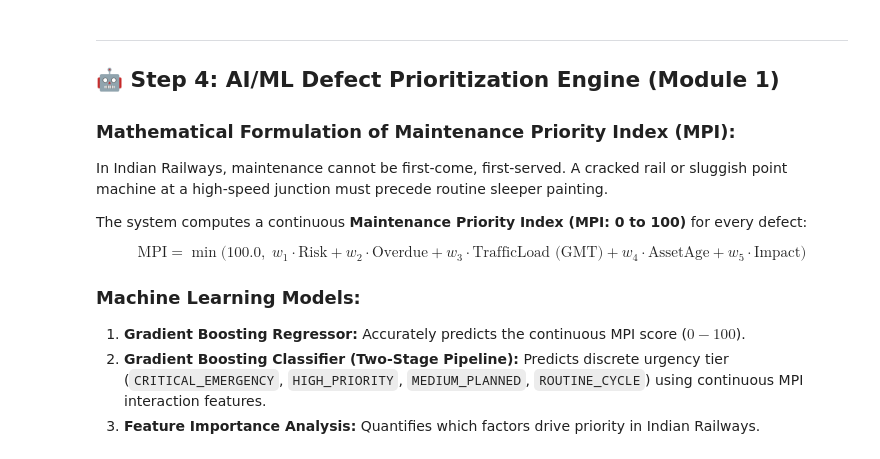
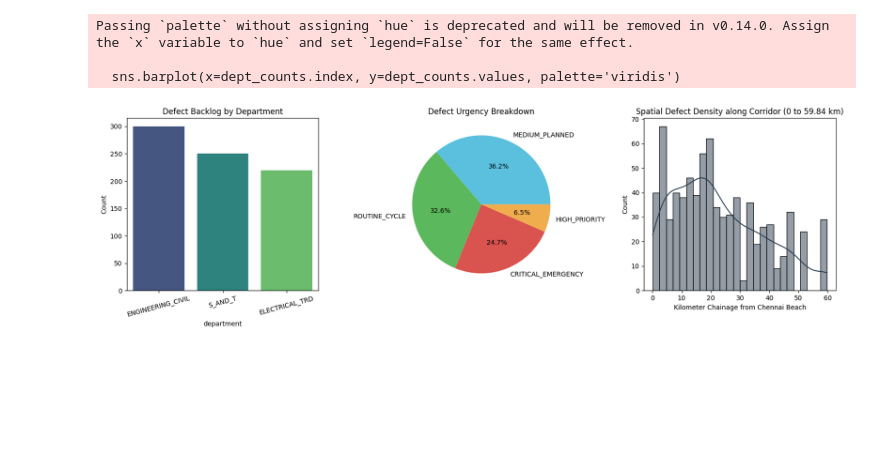
Before and after one commit to ashilohfaith-debug/Block-Train, a Jupyter notebook: model_implementation/notebooks/AI_Automatic_Block_Planner.ipynb, the cells around one changed output. Cells and saved outputs as stored; diff of their text form; code cells hidden in the pictures; blank space fills up the shorter version.

```diff
--- a/model_implementation/notebooks/AI_Automatic_Block_Planner.ipynb
+++ b/model_implementation/notebooks/AI_Automatic_Block_Planner.ipynb
@@ -172,16 +74,30 @@ plt.show()
-# %% [markdown]
----
-## 🤖 Step 4: AI/ML Defect Prioritization Engine (Module 1)
-
-### Mathematical Formulation of Maintenance Priority Index (MPI):
-In Indian Railways, maintenance cannot be first-come, first-served. A cracked rail or sluggish point machine at a high-speed junction must precede routine sleeper painting.
-
-The system computes a continuous **Maintenance Priority Index (MPI: 0 to 100)** for every defect:
-
-$$\text{MPI} = \min\Big(100.0, \; w_1 \cdot \text{Risk} + w_2 \cdot \text{Overdue} + w_3 \cdot \text{TrafficLoad (GMT)} + w_4 \cdot \text{AssetAge} + w_5 \cdot \text{Impact}\Big)$$
-
-### Machine Learning Models:
-1. **Gradient Boosting Regressor:** Accurately predicts the continuous MPI score ($0 - 100$).
-2. **Gradient Boosting Classifier (Two-Stage Pipeline):** Predicts discrete urgency tier (`CRITICAL_EMERGENCY`, `HIGH_PRIORITY`, `MEDIUM_PLANNED`, `ROUTINE_CYCLE`) using continuous MPI interaction features.
-3. **Feature Importance Analysis:** Quantifies which factors drive priority in Indian Railways.
+# %%
+# 3. Exploratory Analysis: Multi-Department Defect Profile
+plt.figure(figsize=(16, 5))
+
+plt.subplot(1, 3, 1)
+dept_counts = df_all['department'].value_counts()
+sns.barplot(x=dept_counts.index, y=dept_counts.values, palette='viridis')
+plt.title('Defect Backlog by Department')
+plt.xticks(rotation=15)
+plt.ylabel('Count')
+
+plt.subplot(1, 3, 2)
+urgency_counts = df_all['urgency_level'].value_counts()
+colors = {'CRITICAL_EMERGENCY': '#d9534f', 'HIGH_PRIORITY': '#f0ad4e', 'MEDIUM_PLANNED': '#5bc0de', 'ROUTINE_CYCLE': '#5cb85c'}
+plt.pie(urgency_counts, labels=urgency_counts.index, autopct='%1.1f%%', colors=[colors[k] for k in urgency_counts.index])
+plt.title('Defect Urgency Breakdown')
+
+plt.subplot(1, 3, 3)
+sns.histplot(df_all['chainage_km'], bins=26, kde=True, color='#2c3e50')
+plt.title('Spatial Defect Density along Corridor (0 to 59.84 km)')
+plt.xlabel('Kilometer Chainage from Chennai Beach')
+
+plt.tight_layout()
+plt.show()
+# %% [output]
+Passing `palette` without assigning `hue` is deprecated and will be removed in v0.14.0. Assign the `x` variable to `hue` and set `legend=False` for the same effect.
+
+  sns.barplot(x=dept_counts.index, y=dept_counts.values, palette='viridis')
+[figure, added]
 # %%
```
Also changed, not shown: parts of 19 cells of this notebook.
